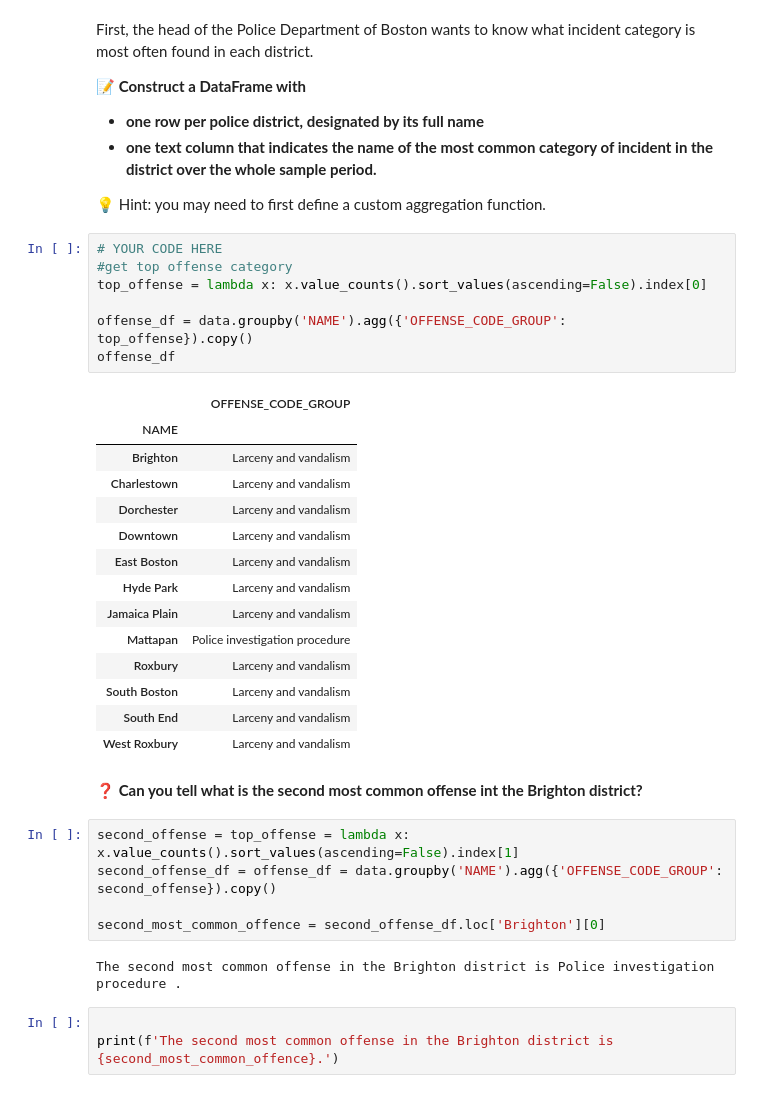
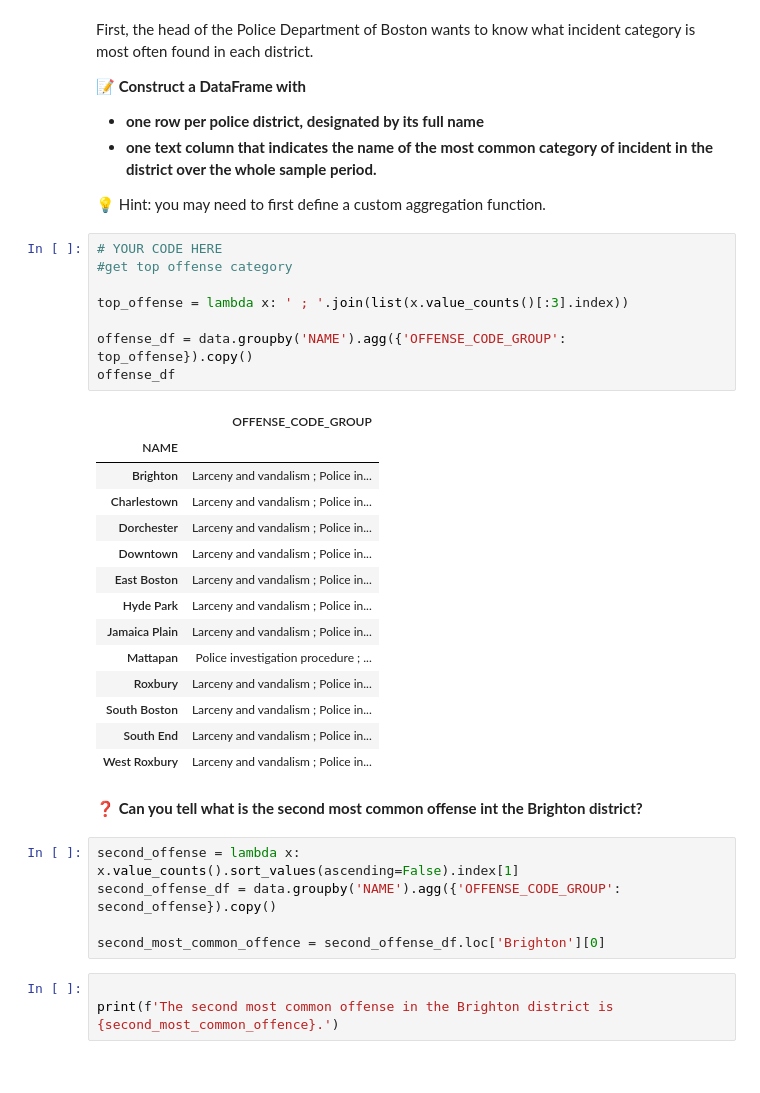
Before and after one commit to YohannD/data-certification-exam, a Jupyter notebook: decision_science/boston_crimes.ipynb, the cells around one changed output. Cells and saved outputs as stored; diff of their text form.

```diff
--- a/decision_science/boston_crimes.ipynb
+++ b/decision_science/boston_crimes.ipynb
@@ -553,34 +553,33 @@ First, the head of the Police Department of Boston wants to know what incident c
 # %%
 # YOUR CODE HERE
 #get top offense category
-top_offense = lambda x: x.value_counts().sort_values(ascending=False).index[0]
+
+top_offense = lambda x: ' ; '.join(list(x.value_counts()[:3].index))
 
 offense_df = data.groupby('NAME').agg({'OFFENSE_CODE_GROUP': top_offense}).copy()
 offense_df
 # %% [output]
 |  | OFFENSE_CODE_GROUP |
 | NAME |  |
-| Brighton | Larceny and vandalism |
-| Charlestown | Larceny and vandalism |
-| Dorchester | Larceny and vandalism |
-| Downtown | Larceny and vandalism |
-| East Boston | Larceny and vandalism |
-| Hyde Park | Larceny and vandalism |
-| Jamaica Plain | Larceny and vandalism |
-| Mattapan | Police investigation procedure |
-| Roxbury | Larceny and vandalism |
-| South Boston | Larceny and vandalism |
-| South End | Larceny and vandalism |
-| West Roxbury | Larceny and vandalism |
+| Brighton | Larceny and vandalism ; Police in... |
+| Charlestown | Larceny and vandalism ; Police in... |
+| Dorchester | Larceny and vandalism ; Police in... |
+| Downtown | Larceny and vandalism ; Police in... |
+| East Boston | Larceny and vandalism ; Police in... |
+| Hyde Park | Larceny and vandalism ; Police in... |
+| Jamaica Plain | Larceny and vandalism ; Police in... |
+| Mattapan | Police investigation procedure ; ... |
+| Roxbury | Larceny and vandalism ; Police in... |
+| South Boston | Larceny and vandalism ; Police in... |
+| South End | Larceny and vandalism ; Police in... |
+| West Roxbury | Larceny and vandalism ; Police in... |
 # %% [markdown]
 **❓ Can you tell what is the second most common offense int the Brighton district?**
 # %%
-second_offense = top_offense = lambda x: x.value_counts().sort_values(ascending=False).index[1]
-second_offense_df = offense_df = data.groupby('NAME').agg({'OFFENSE_CODE_GROUP': second_offense}).copy()
+second_offense = lambda x: x.value_counts().sort_values(ascending=False).index[1]
+second_offense_df = data.groupby('NAME').agg({'OFFENSE_CODE_GROUP': second_offense}).copy()
 
 second_most_common_offence = second_offense_df.loc['Brighton'][0]
-# %% [output]
-The second most common offense in the Brighton district is Police investigation procedure .
 # %%
 
 print(f'The second most common offense in the Brighton district is {second_most_common_offence}.')
```
Also changed, not shown: 1 other file.
